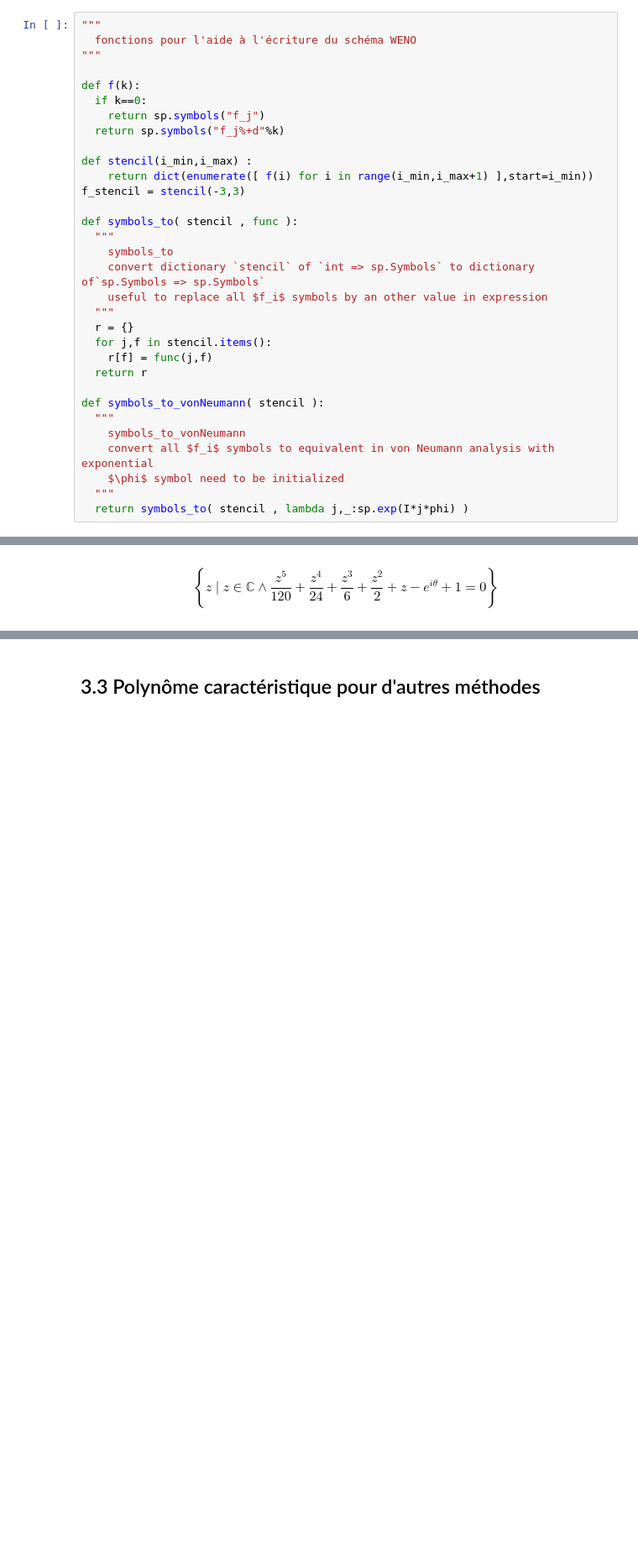
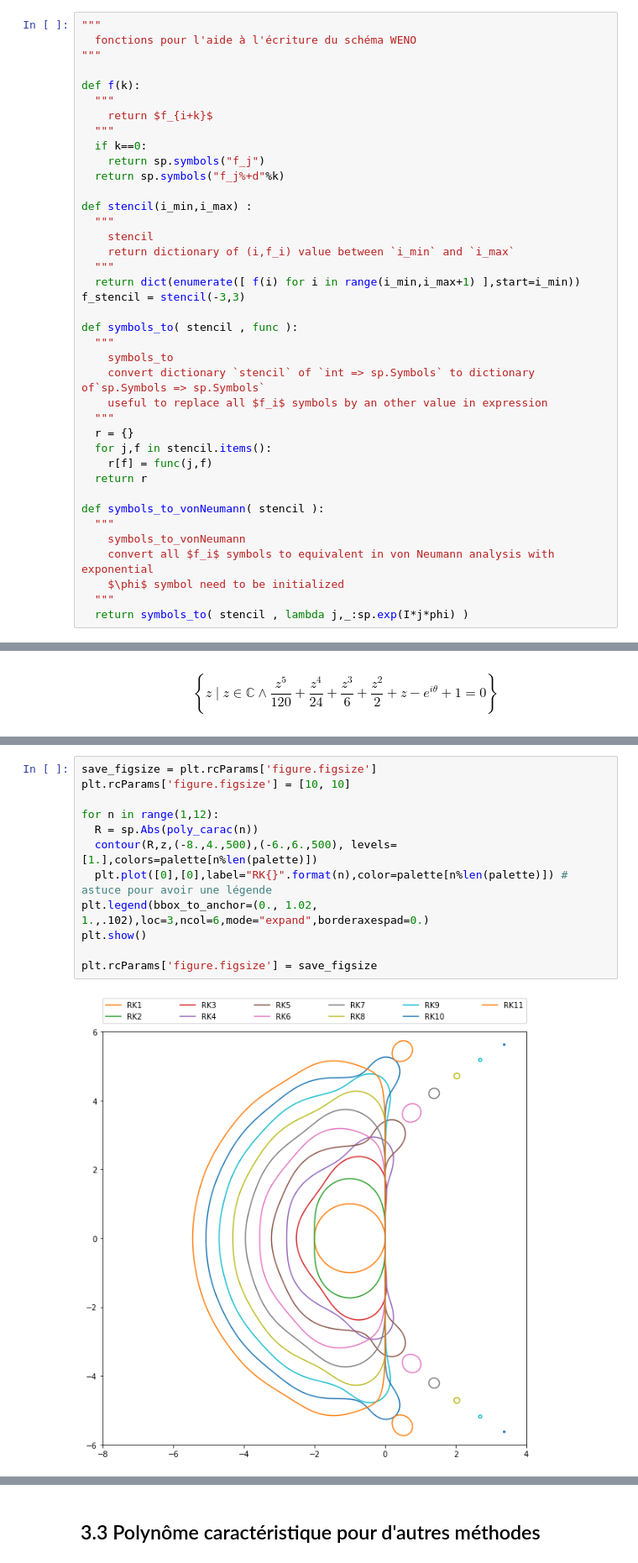
Before and after one commit to kivvix/miMaS, a Jupyter notebook: notebook/cfl.ipynb, the cells around one changed output, grey strips where cells are left out. Shown at 84% size. Drawn from its saved outputs; the diff is of its cells as text; blank space fills up the shorter version.

```diff
--- a/notebook/cfl.ipynb
+++ b/notebook/cfl.ipynb
@@ -119,12 +120,19 @@ C'est ceci dont nous allons nous intéresser à la stabilité avec différentes
 """
 
 def f(k):
+  """
+    return $f_{i+k}$
+  """
   if k==0:
     return sp.symbols("f_j")
   return sp.symbols("f_j%+d"%k)
 
 def stencil(i_min,i_max) :
-    return dict(enumerate([ f(i) for i in range(i_min,i_max+1) ],start=i_min))
+  """
+    stencil
+    return dictionary of (i,f_i) value between `i_min` and `i_max`
+  """
+  return dict(enumerate([ f(i) for i in range(i_min,i_max+1) ],start=i_min))
 f_stencil = stencil(-3,3)
 
 def symbols_to( stencil , func ):
@@ -558,0 +628,14 @@ La seule méthode généralisable est l'évaluation numérique du polynôme sur
+# %%
+save_figsize = plt.rcParams['figure.figsize']
+plt.rcParams['figure.figsize'] = [10, 10]
+
+for n in range(1,12):
+  R = sp.Abs(poly_carac(n))
+  contour(R,z,(-8.,4.,500),(-6.,6.,500), levels=[1.],colors=palette[n%len(palette)])
+  plt.plot([0],[0],label="RK{}".format(n),color=palette[n%len(palette)]) # astuce pour avoir une légende
+plt.legend(bbox_to_anchor=(0., 1.02, 1.,.102),loc=3,ncol=6,mode="expand",borderaxespad=0.)
+plt.show()
+
+plt.rcParams['figure.figsize'] = save_figsize
+# %% [output]
+[figure, added]
```
Also changed, not shown: parts of 52 cells of this notebook.
